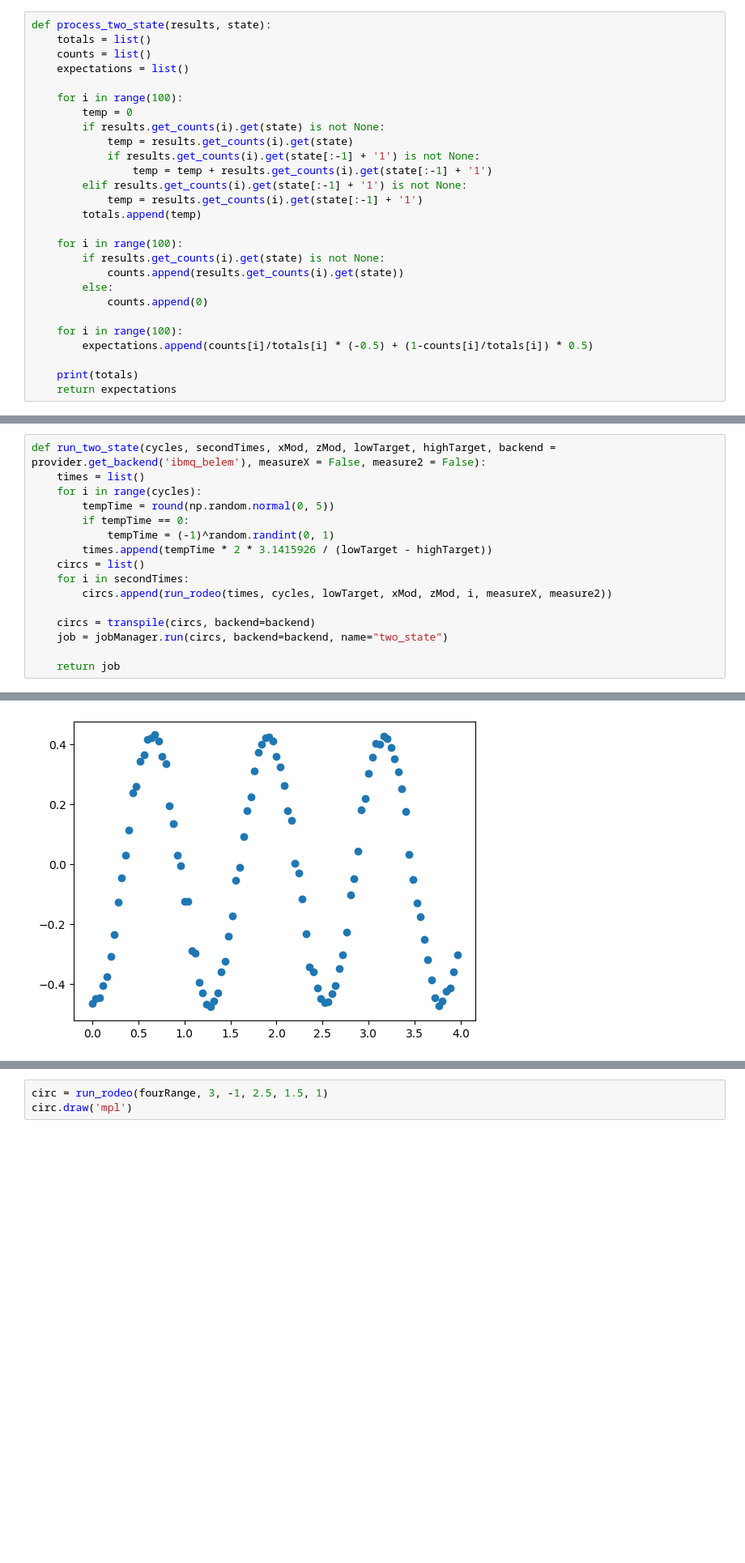
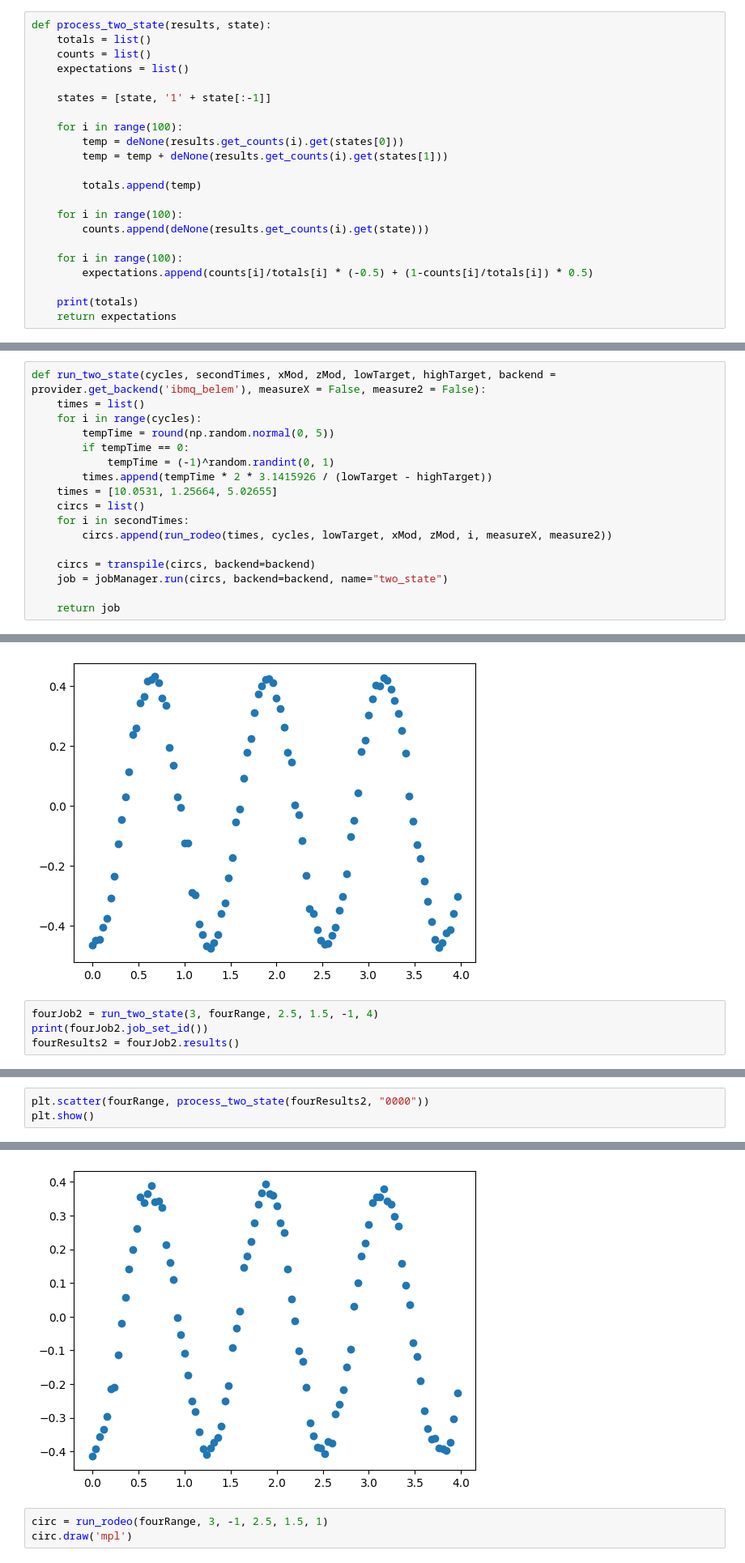
Before and after one commit to constantlyPlanck/2QubitRodeo, a Jupyter notebook: 2Qubit.ipynb, the cells around one changed output, grey strips where cells are left out. Shown at 81% size. Drawn from its saved outputs; the diff is of its cells as text; blank space fills up the shorter version.

```diff
--- a/2Qubit.ipynb
+++ b/2Qubit.ipynb
@@ -229,21 +239,16 @@ def process_two_state(results, state):
     counts = list()
     expectations = list()
 
+    states = [state, '1' + state[:-1]]
+
     for i in range(100):
-        temp = 0
-        if results.get_counts(i).get(state) is not None:
-            temp = results.get_counts(i).get(state)
-            if results.get_counts(i).get(state[:-1] + '1') is not None:
-                temp = temp + results.get_counts(i).get(state[:-1] + '1')
-        elif results.get_counts(i).get(state[:-1] + '1') is not None:
-            temp = results.get_counts(i).get(state[:-1] + '1')
+        temp = deNone(results.get_counts(i).get(states[0]))
+        temp = temp + deNone(results.get_counts(i).get(states[1]))
+
         totals.append(temp)
 
     for i in range(100):
-        if results.get_counts(i).get(state) is not None:
-            counts.append(results.get_counts(i).get(state))
-        else:
-            counts.append(0)
+        counts.append(deNone(results.get_counts(i).get(state)))
 
     for i in range(100):
         expectations.append(counts[i]/totals[i] * (-0.5) + (1-counts[i]/totals[i]) * 0.5)
@@ -290,6 +295,7 @@ def run_two_state(cycles, secondTimes, xMod, zMod, lowTarget, highTarget, backen
         if tempTime == 0:
             tempTime = (-1)^random.randint(0, 1)
         times.append(tempTime * 2 * 3.1415926 / (lowTarget - highTarget))
+    times = [10.0531, 1.25664, 5.02655]
     circs = list()
     for i in secondTimes:
         circs.append(run_rodeo(times, cycles, lowTarget, xMod, zMod, i, measureX, measure2))
@@ -464,3 +470,7 @@ plt.scatter(fourRange, process_two_state(fourResults, "0000"))
 plt.show()
 # %% [output]
 [figure]
+# %%
+fourJob2 = run_two_state(3, fourRange, 2.5, 1.5, -1, 4)
+print(fourJob2.job_set_id())
+fourResults2 = fourJob2.results()
@@ -466,0 +479,4 @@ plt.show()
+# %%
+plt.scatter(fourRange, process_two_state(fourResults2, "0000"))
+plt.show()
+# %% [output]
@@ -467,3 +484,4 @@ plt.show()
+[figure, added]
 # %%
 circ = run_rodeo(fourRange, 3, -1, 2.5, 1.5, 1)
 circ.draw('mpl')
```
Also changed, not shown: parts of 34 cells of this notebook.
